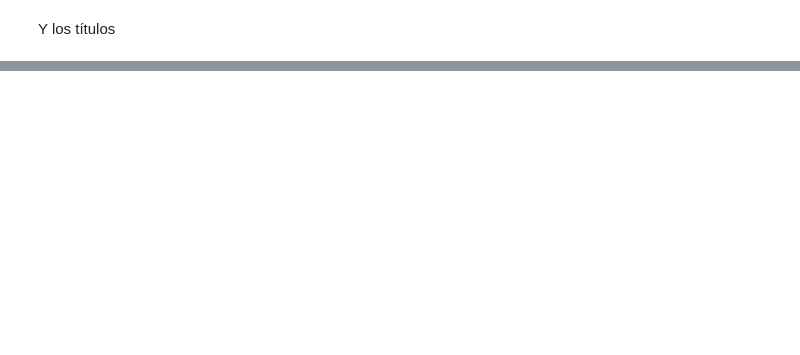
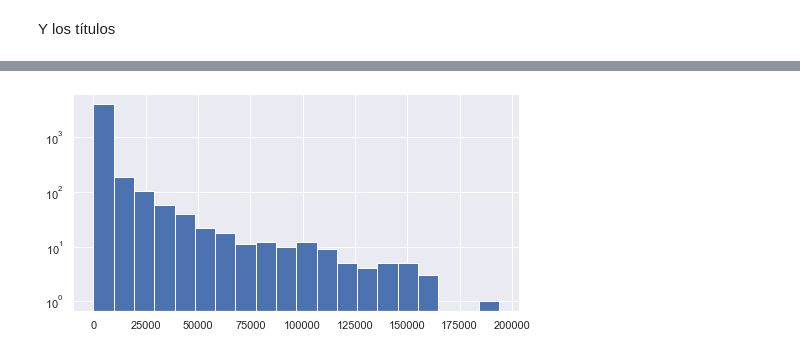
Before and after one commit to alseveso/AcamicaDS, a Jupyter notebook: Aplicaciones/Bitácoras 37 y 38/DS_Bitácora_37_SR_Prepro_y_EDA.ipynb, the cells around one changed output, grey strips where cells are left out. Cells and saved outputs as stored; diff of their text form; code cells hidden in the pictures; blank space fills up the shorter version.

```diff
--- a/Aplicaciones/Bitácoras 37 y 38/DS_Bitácora_37_SR_Prepro_y_EDA.ipynb
+++ b/Aplicaciones/Bitácoras 37 y 38/DS_Bitácora_37_SR_Prepro_y_EDA.ipynb
@@ -203,5 +294,5 @@ df1.dtypes
 # %% [markdown]
 Y los títulos
 # %%
-df_title = pd.read_csv('netflix-prize-data/movie_titles.csv', encoding = "ISO-8859-1",index_col = 0, header = None, usecols = [0,2], names = ['Movie_Id', 'Name'])
+df_title = pd.read_csv('movie_titles.csv', encoding = "ISO-8859-1",index_col = 0, header = None, usecols = [0,2], names = ['Movie_Id', 'Name'])
 df_title.head()
@@ -207,0 +363,4 @@ df_title.head()
+# %%
+peliculas_por_vistos = df1.Movie_id.value_counts()
+peliculas_por_vistos.index = df_title.loc[peliculas_por_vistos.index].Name
+peliculas_por_vistos
@@ -207,0 +381,6 @@ df_title.head()
+# %%
+plt.figure(figsize = (8,4))
+peliculas_por_vistos.hist(log = True, bins = 20)
+plt.show()
+# %% [output]
+[figure, added]
```
Also changed, not shown: parts of 46 cells of this notebook, 3 other files.
